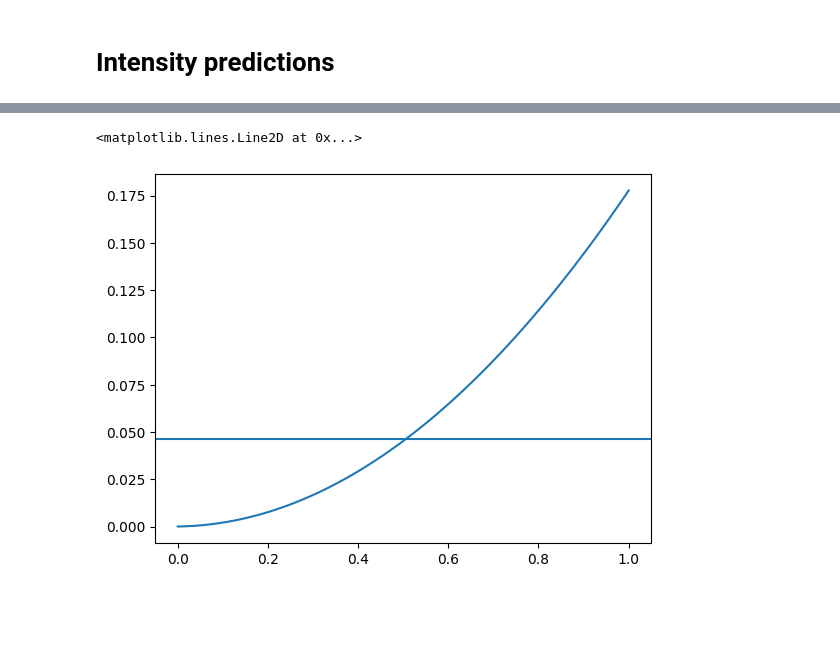
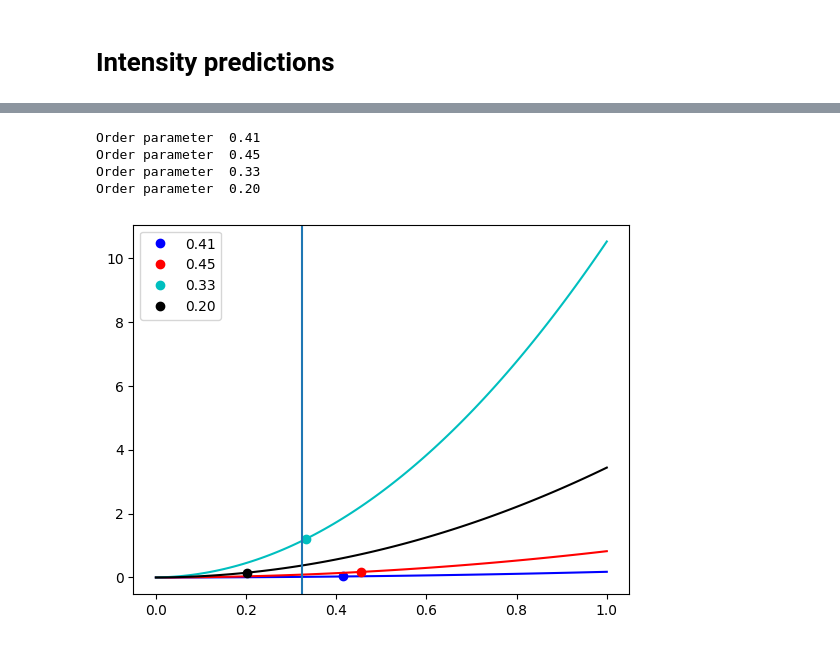
Before and after one commit to beepmo/intense_XRD, a Jupyter notebook: hkl_intensity_calculator3.ipynb, the cells around one changed output, grey strips where cells are left out. Drawn from its saved outputs; the diff is of its cells as text; code cells hidden in the pictures; blank space fills up the shorter version.

```diff
--- a/hkl_intensity_calculator3.ipynb
+++ b/hkl_intensity_calculator3.ipynb
@@ -655,10 +521,0 @@ i020 = thin_I2('020', LTO_abc, x, L2p3TO_S)
-# %%
-measured_small_peak_1 = 16.8
-measured_big_peak_2 = 362.5
-
-# for intercepting
-plt.plot(s, i001 / (i200+i020+i004))
-plt.axhline(y=measured_small_peak_1/measured_big_peak_2)
-# %% [output]
-<matplotlib.lines.Line2D at 0x...>
-[figure, removed]
@@ -664,0 +533,69 @@ plt.axhline(y=measured_small_peak_1/measured_big_peak_2)
+# %%
+'''
+Finds intersection of an intensity ratio function with a horizontal line. Oh, it also plots the curve and point of intersection in a colour you like.
+@param target_y The horizontal line.
+@param x_coords
+@param y_coords
+@param color Matplotlib color character.
+'''
+def plot_with_intersection(target_y,x_coords,y_coords,color):
+    hline = target_y * np.ones(len(y_coords))
+    idx = np.argwhere(np.diff(np.sign(y_coords-hline)))[0,0]
+
+    plt.plot(x_coords,y_coords,color)
+    plt.plot(x_coords[idx],y_coords[idx],color+'o',label='{:.2f}'.format(x_coords[idx]))
+    plt.legend()
+    print(f'Order parameter ','{:.2f}'.format(x_coords[idx]))
+# %%
+plot_with_intersection(
+    measured_small_peak_1/measured_big_peak_2,
+    s,
+    LaI('001',s)
+    /(LaI('004',s)
+    +LaI('200',s)
+    +LaI('020',s)
+    ),
+    'b'
+)
+
+plot_with_intersection(
+    measured_small_peak_1/measured_big_peak_4,
+    s,
+    LaI('001',s)
+    /(LaI('008',s)
+    +LaI('400',s)
+    +LaI('040',s)
+    ),
+    'r'
+)
+
+plot_with_intersection(
+    measured_small_peak_1/measured_big_peak_3,
+    s,
+    LaI('001',s)
+    /(LaI('006',s)
+    +LaI('300',s)
+    +LaI('030',s)
+    ),
+    'c'
+)
+
+plot_with_intersection(
+    measured_small_peak_1/measured_big_peak_1,
+    s,
+    LaI('001',s)
+    /(LaI('002',s)
+    +LaI('100',s)
+    +LaI('010',s)
+    ),
+    'k'
+)
+plt.axvline(0.325)
+
+plt.savefig('/Users/beep/Desktop/La2-3/La2-3_Fig6_small1.svg')
+# %% [output]
+Order parameter  0.41
+Order parameter  0.45
+Order parameter  0.33
+Order parameter  0.20
+[figure, added]
```
Also changed, not shown: parts of 21 cells of this notebook.
